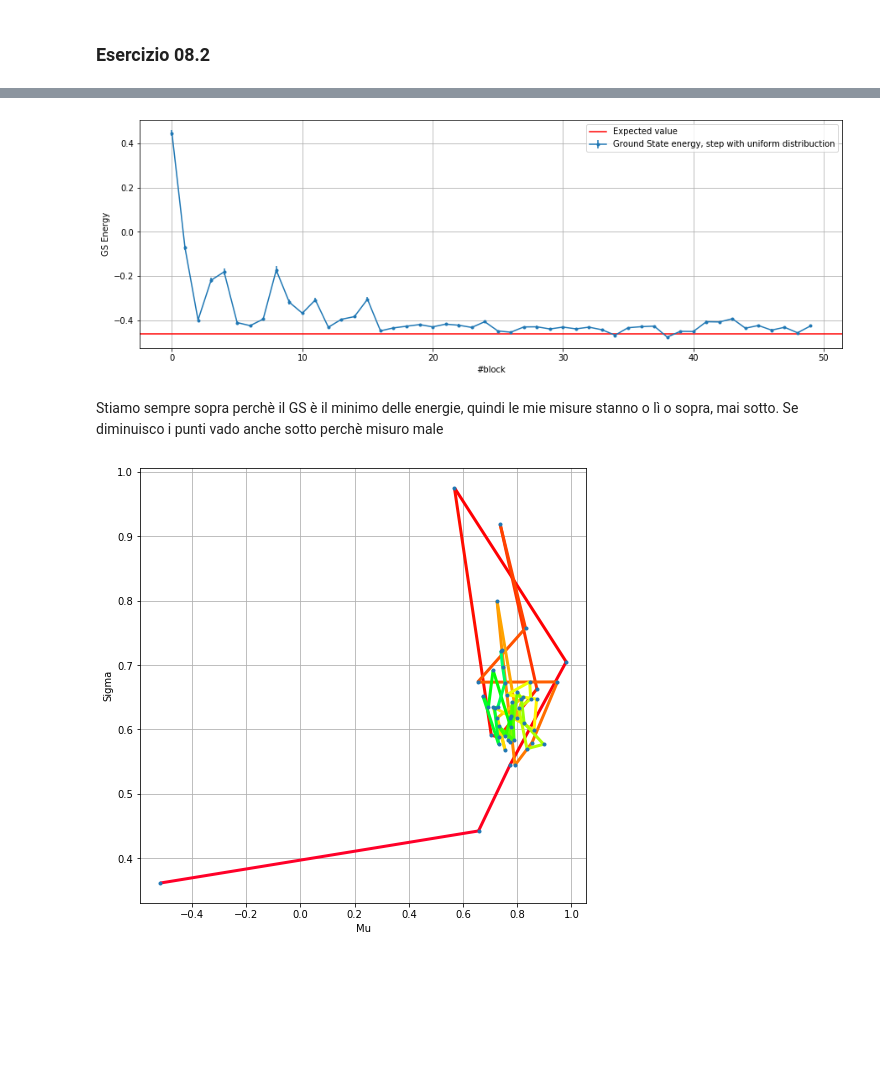
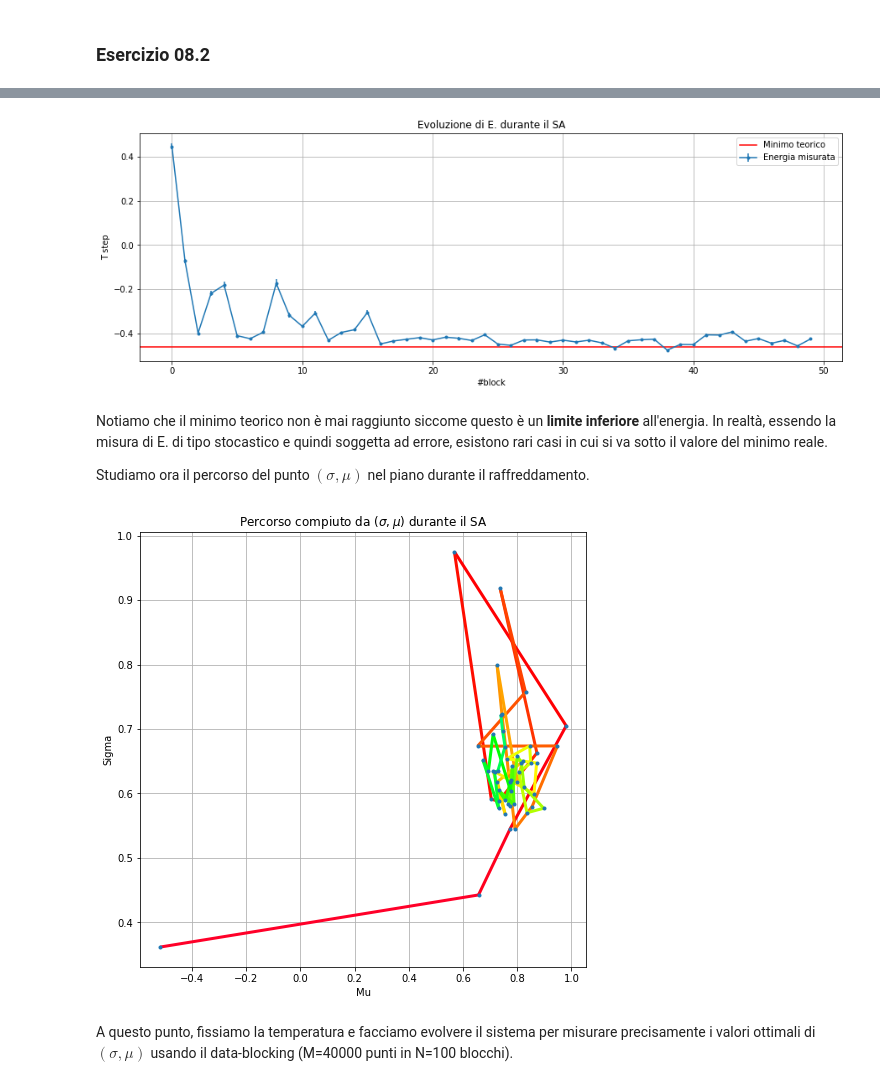
Before and after one commit to dariopullia/Numerical_Simulations_Lab, a Jupyter notebook: 08/Lezione8.ipynb, the cells around one changed output, grey strips where cells are left out. Cells and saved outputs as stored; diff of their text form; code cells hidden in the pictures; blank space fills up the shorter version.

```diff
--- a/08/Lezione8.ipynb
+++ b/08/Lezione8.ipynb
@@ -36,27 +107,29 @@ Scelgo che mi va bene l'errore finale, ottenuto con 100000 punti
 # %%
 E, ErrorE = np.loadtxt("data02/data02.dat", usecols=(0,1), delimiter=' ', unpack='true')
 x = np.arange(50)
 fig=plt.figure(figsize=(15, 5))
 
-plt.errorbar(x,E, yerr=ErrorE,marker=".", label="Ground State energy, step with uniform distribuction")
-
+plt.errorbar(x,E, yerr=ErrorE,marker=".", label="Energia misurata")
+plt.title("Evoluzione di E. durante il SA")
 plt.xlabel('#block')
-plt.ylabel('GS Energy')
-plt.axhline(y = -0.46046587969271513, color = 'r', linestyle = '-',label="Expected value")
+plt.ylabel('T step')
+plt.axhline(y = -0.46046587969271513, color = 'r', linestyle = '-',label="Minimo teorico")
 plt.grid(True)
 plt.legend()
 plt.show()
 # %% [output]
-[figure, old version]
+[figure, new version]
-# %% [markdown]
-Stiamo sempre sopra perchè il GS è il minimo delle energie, quindi le mie misure stanno o lì o sopra, mai sotto. Se diminuisco i punti vado anche sotto perchè misuro male
+# %% [markdown]
+Notiamo che il minimo teorico non è mai raggiunto siccome questo è un **limite inferiore** all'energia. In realtà, essendo la misura di E. di tipo stocastico e quindi soggetta ad errore, esistono rari casi in cui si va sotto il valore del minimo reale.
+
+Studiamo ora il percorso del punto $(\sigma,\mu)$ nel piano durante il raffreddamento.
 # %%
 Mu, Sig = np.loadtxt("data02/data02_MuSig.dat", usecols=(0,1), delimiter=' ', unpack='true')
 
 fig=plt.figure(figsize=(8,8))
 
 plt.plot(Mu, Sig,marker=".", linewidth=0)
-
+plt.title("Percorso compiuto da $(\sigma,\mu)$ durante il SA")
 plt.xlabel('Mu')
 plt.ylabel('Sigma')
 plt.grid(True)
@@ -71,7 +144,9 @@ plt.gca().add_collection(lc)
 
 plt.show()
 # %% [output]
-[figure, old version]
+[figure, new version]
+# %% [markdown]
+A questo punto, fissiamo la temperatura e facciamo evolvere il sistema per misurare precisamente i valori ottimali di $(\sigma,\mu)$ usando il data-blocking (M=40000 punti in N=100 blocchi).
 # %%
 MuFinal, MuFinalErr, SigFinal, SigFinalErr = np.loadtxt("data02/data02_MuSigFinal.dat", usecols=(0,1,2,3), delimiter=' ', unpack='true')
 
```
Also changed, not shown: parts of 15 cells of this notebook, 4 other files.
